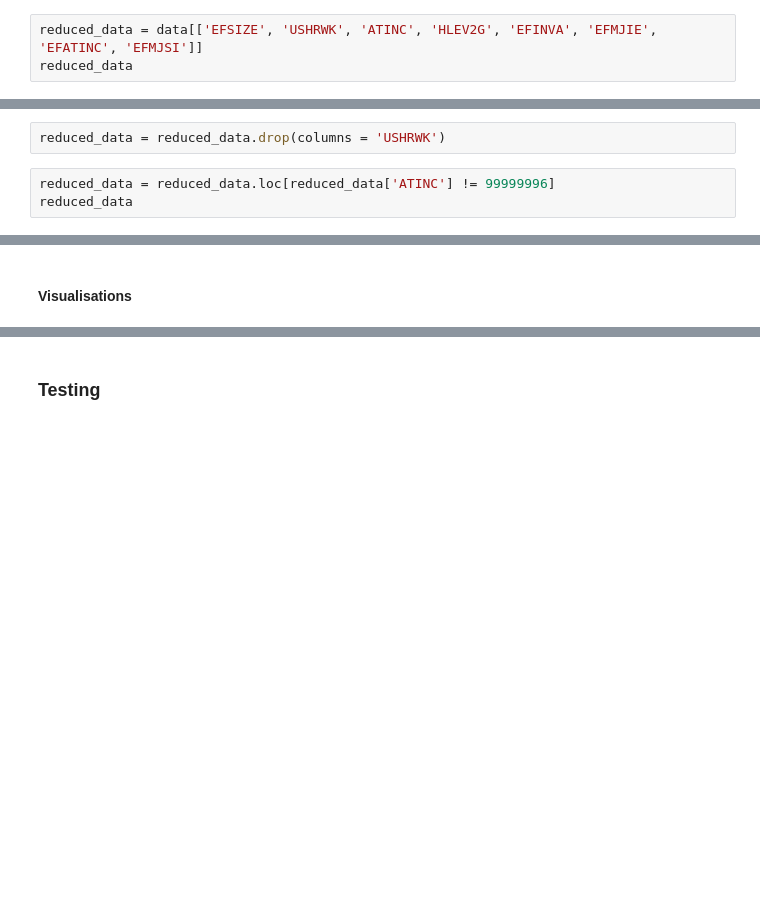
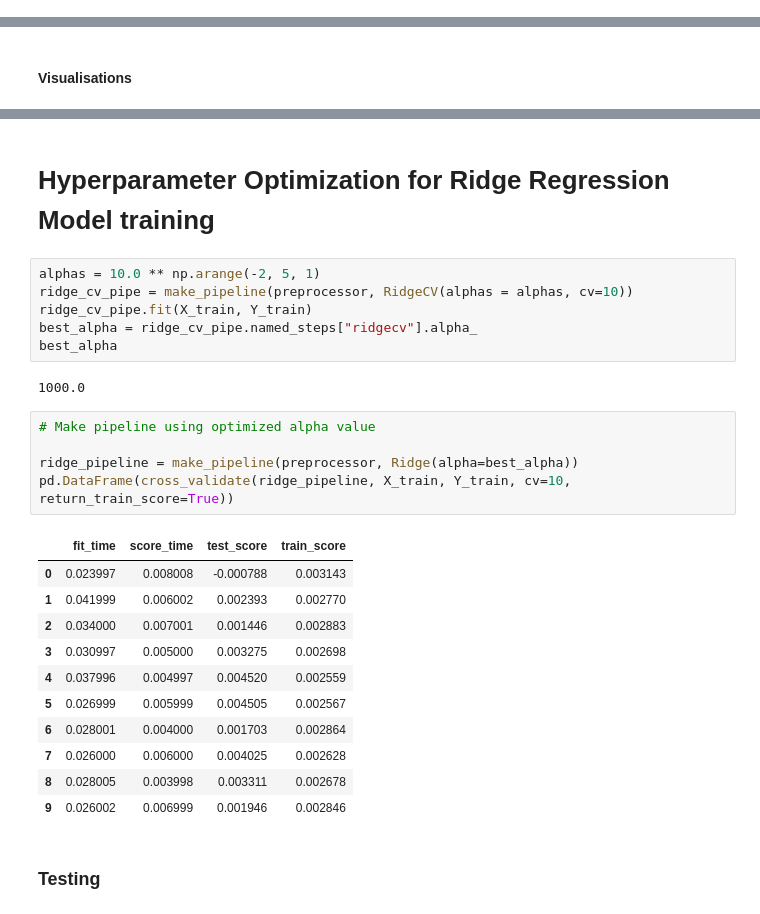
Before and after one commit to izk20/DSCI-310-Group-10, a Jupyter notebook: analysis.ipynb, the cells around one changed output, grey strips where cells are left out. Cells and saved outputs as stored; diff of their text form; blank space fills up the shorter version.

Commit message:
ridge model optimization, fitting

```diff
--- a/analysis.ipynb
+++ b/analysis.ipynb
@@ -191,3 +195,0 @@ sns.heatmap(correlations, cmap=plt.cm.Blues, annot=True)
-# %%
-reduced_data = data[['EFSIZE', 'USHRWK', 'ATINC', 'HLEV2G', 'EFINVA', 'EFMJIE', 'EFATINC', 'EFMJSI']]
-reduced_data
@@ -243,5 +195,0 @@ reduced_data.describe()
-# %%
-reduced_data = reduced_data.drop(columns = 'USHRWK')
-# %%
-reduced_data = reduced_data.loc[reduced_data['ATINC'] != 99999996]
-reduced_data
@@ -349,3 +265,30 @@ pd.DataFrame(train_processed, columns = ["EFMJIE","EFSIZE"])
+# %% [markdown]
+# Hyperparameter Optimization for Ridge Regression Model training
+# %%
+alphas = 10.0 ** np.arange(-2, 5, 1)
+ridge_cv_pipe = make_pipeline(preprocessor, RidgeCV(alphas = alphas, cv=10))
+ridge_cv_pipe.fit(X_train, Y_train)
+best_alpha = ridge_cv_pipe.named_steps["ridgecv"].alpha_
+best_alpha
+# %% [output]
+1000.0
+# %%
+# Make pipeline using optimized alpha value
+
+ridge_pipeline = make_pipeline(preprocessor, Ridge(alpha=best_alpha))
+pd.DataFrame(cross_validate(ridge_pipeline, X_train, Y_train, cv=10, return_train_score=True))
+# %% [output]
+|  | fit_time | score_time | test_score | train_score |
+| 0 | 0.023997 | 0.008008 | -0.000788 | 0.003143 |
+| 1 | 0.041999 | 0.006002 | 0.002393 | 0.002770 |
+| 2 | 0.034000 | 0.007001 | 0.001446 | 0.002883 |
+| 3 | 0.030997 | 0.005000 | 0.003275 | 0.002698 |
+| 4 | 0.037996 | 0.004997 | 0.004520 | 0.002559 |
+| 5 | 0.026999 | 0.005999 | 0.004505 | 0.002567 |
+| 6 | 0.028001 | 0.004000 | 0.001703 | 0.002864 |
+| 7 | 0.026000 | 0.006000 | 0.004025 | 0.002628 |
+| 8 | 0.028005 | 0.003998 | 0.003311 | 0.002678 |
+| 9 | 0.026002 | 0.006999 | 0.001946 | 0.002846 |
 # %% [markdown]
 ### Testing
 # %% [markdown]
```
Also changed, not shown: parts of 35 cells of this notebook.
